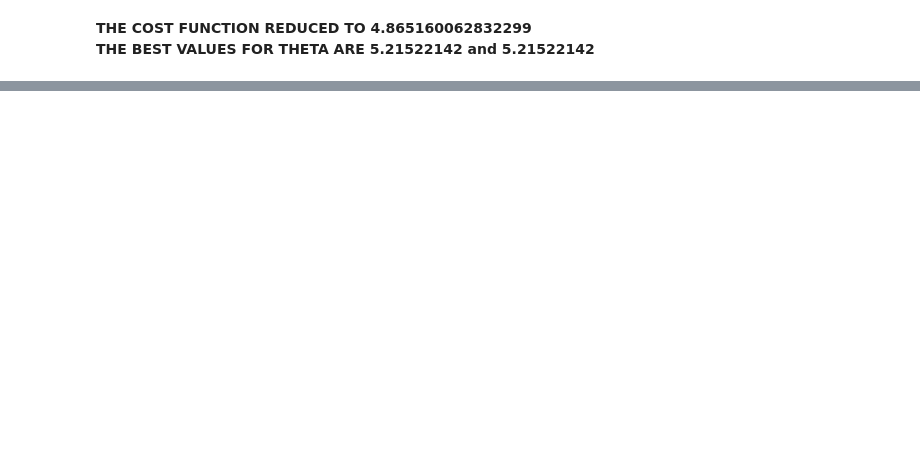
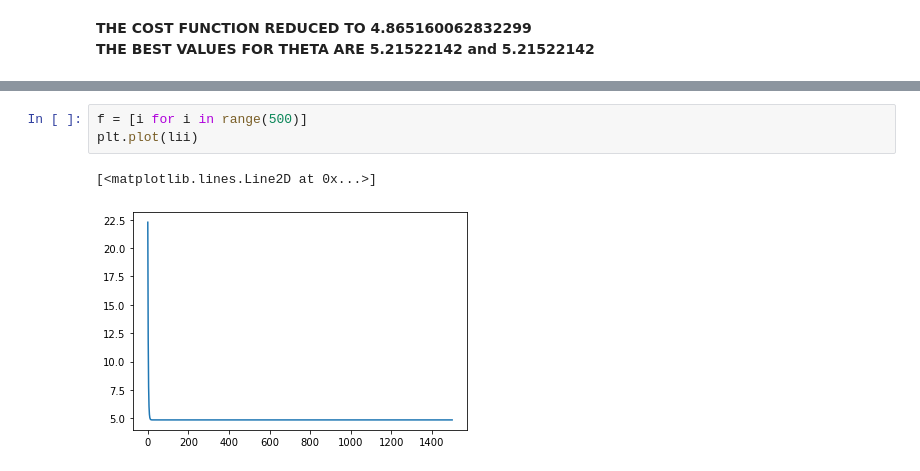
Before and after one commit to moaaz12-web/MACHINE-LEARNING-SUPERVISED-, a Jupyter notebook: LINEAR REGRESSION SHOWING PROFIT OF A FOOD TRUCK IN VARIOUUS CITIES.ipynb, the cells around one changed output, grey strips where cells are left out. Drawn from its saved outputs; the diff is of its cells as text; blank space fills up the shorter version.

```diff
--- a/LINEAR REGRESSION SHOWING PROFIT OF A FOOD TRUCK IN VARIOUUS CITIES.ipynb
+++ b/LINEAR REGRESSION SHOWING PROFIT OF A FOOD TRUCK IN VARIOUUS CITIES.ipynb
@@ -62,0 +86,6 @@ plt.title("SCATTERPLOT SHOWING PROFIT OF FOOD TRUCK IN VARIOUS CITIES", fontsize
+# %%
+f = [i for i in range(500)]
+plt.plot(lii)
+# %% [output]
+[<matplotlib.lines.Line2D at 0x...>]
+[figure, added]
```
Also changed, not shown: parts of 3 cells of this notebook.
